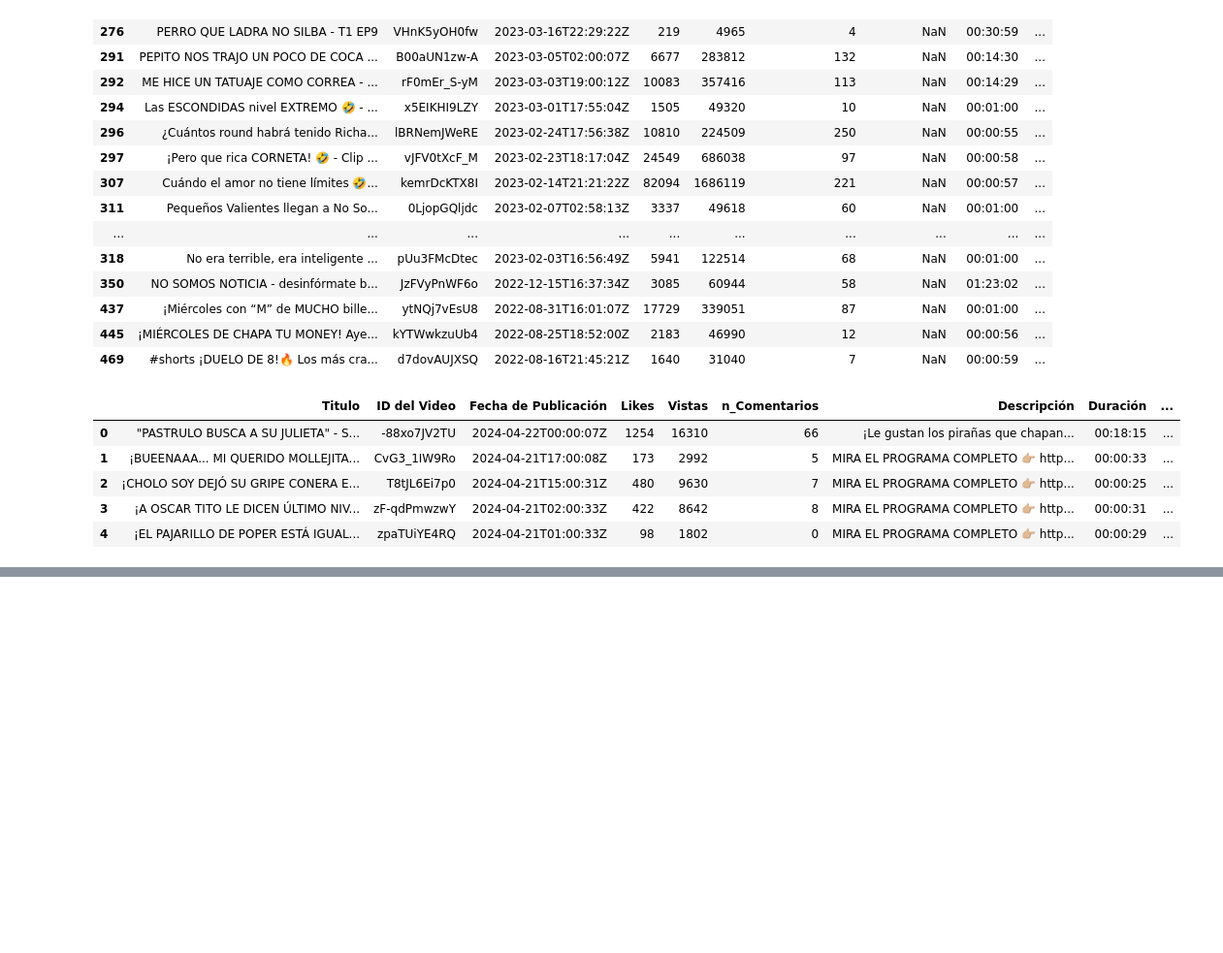
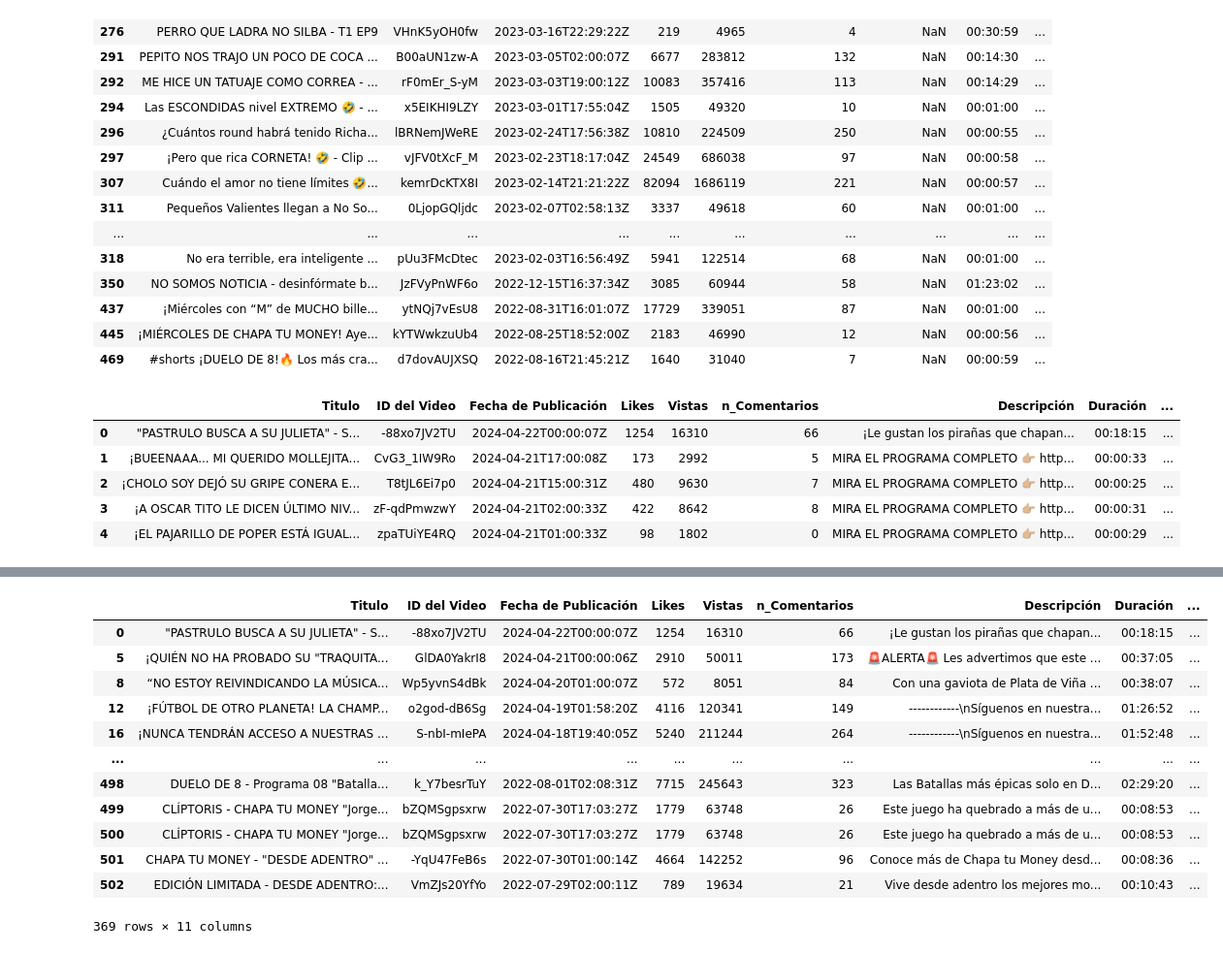
Before and after one commit to davidsosaolea/youtube, a Jupyter notebook: NSTV.ipynb, the cells around one changed output, grey strips where cells are left out. Shown at 97% size. Saved outputs shown, nothing was run; the diff lists cells and outputs as text; code cells hidden in the pictures; blank space fills up the shorter version.

```diff
--- a/NSTV.ipynb
+++ b/NSTV.ipynb
@@ -87,0 +128,23 @@ Index(['Titulo', 'ID del Video', 'Fecha de Publicación', 'Likes', 'Vistas',
+# %%
+# Crear un nuevo DataFrame con las columnas 'Titulo_pro' y 'Programa'
+new_columns = df['Titulo'].str.split(r'\s*-\s*', n=1, expand=True)
+new_columns.columns = ['Titulo_pro', 'Programa']
+
+# Asignar el nuevo DataFrame al DataFrame original
+df = pd.concat([df, new_columns], axis=1)
+# %%
+df
+# %% [output]
+|  | Titulo | ID del Video | Fecha de Publicación | Likes | Vistas | n_Comentarios | Descripción | Duración | ... |
+| 0 | "PASTRULO BUSCA A SU JULIETA" - S... | -88xo7JV2TU | 2024-04-22T00:00:07Z | 1254 | 16310 | 66 | ¡Le gustan los pirañas que chapan... | 00:18:15 | ... |
+| 5 | ¡QUIÉN NO HA PROBADO SU "TRAQUITA... | GlDA0YakrI8 | 2024-04-21T00:00:06Z | 2910 | 50011 | 173 | 🚨ALERTA🚨 Les advertimos que este ... | 00:37:05 | ... |
+| 8 | “NO ESTOY REIVINDICANDO LA MÚSICA... | Wp5yvnS4dBk | 2024-04-20T01:00:07Z | 572 | 8051 | 84 | Con una gaviota de Plata de Viña ... | 00:38:07 | ... |
+| 12 | ¡FÚTBOL DE OTRO PLANETA! LA CHAMP... | o2god-dB6Sg | 2024-04-19T01:58:20Z | 4116 | 120341 | 149 | ------------\nSíguenos en nuestra... | 01:26:52 | ... |
+| 16 | ¡NUNCA TENDRÁN ACCESO A NUESTRAS ... | S-nbI-mIePA | 2024-04-18T19:40:05Z | 5240 | 211244 | 264 | ------------\nSíguenos en nuestra... | 01:52:48 | ... |
+| ... | ... | ... | ... | ... | ... | ... | ... | ... | ... |
+| 498 | DUELO DE 8 - Programa 08 "Batalla... | k_Y7besrTuY | 2022-08-01T02:08:31Z | 7715 | 245643 | 323 | Las Batallas más épicas solo en D... | 02:29:20 | ... |
+| 499 | CLÍPTORIS - CHAPA TU MONEY "Jorge... | bZQMSgpsxrw | 2022-07-30T17:03:27Z | 1779 | 63748 | 26 | Este juego ha quebrado a más de u... | 00:08:53 | ... |
+| 500 | CLÍPTORIS - CHAPA TU MONEY "Jorge... | bZQMSgpsxrw | 2022-07-30T17:03:27Z | 1779 | 63748 | 26 | Este juego ha quebrado a más de u... | 00:08:53 | ... |
+| 501 | CHAPA TU MONEY - "DESDE ADENTRO" ... | -YqU47FeB6s | 2022-07-30T01:00:14Z | 4664 | 142252 | 96 | Conoce más de Chapa tu Money desd... | 00:08:36 | ... |
+| 502 | EDICIÓN LIMITADA - DESDE ADENTRO:... | VmZJs20YfYo | 2022-07-29T02:00:11Z | 789 | 19634 | 21 | Vive desde adentro los mejores mo... | 00:10:43 | ... |
+369 rows × 11 columns
```
Also changed, not shown: parts of 13 cells of this notebook.
